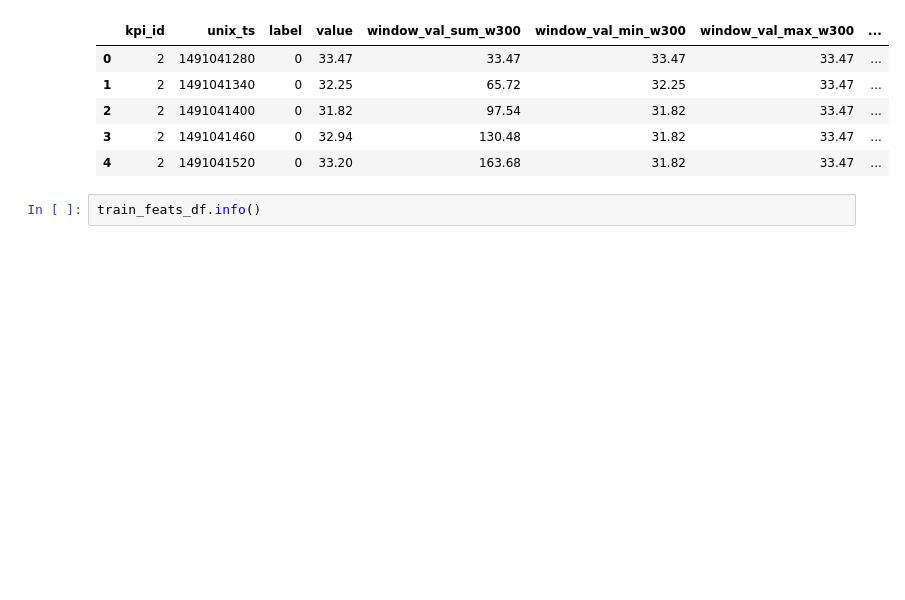
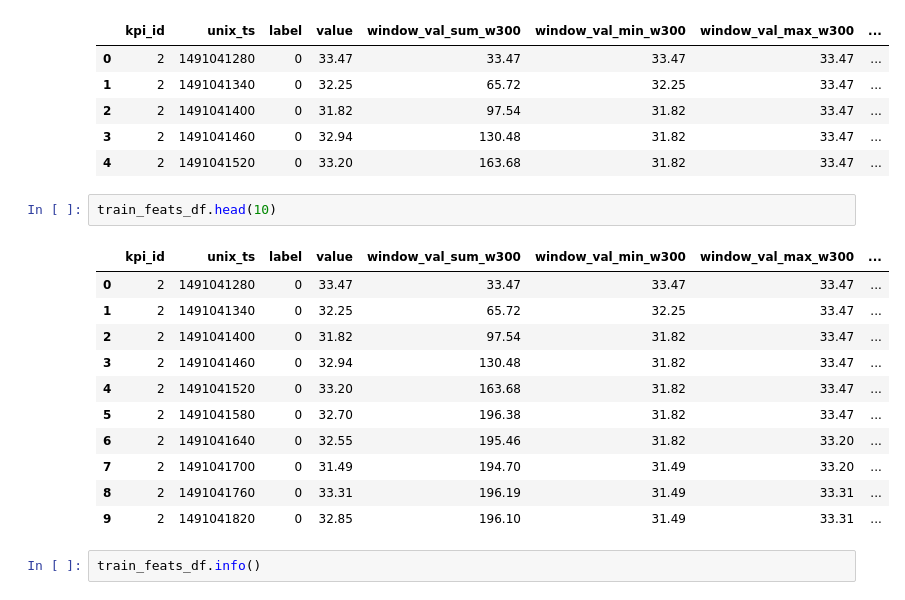
Before and after one commit to MichaelYin1994/netman-2018-kpi-anomaly-detection, a Jupyter notebook: src/explore_data.ipynb, the cells around one changed output. Drawn from its saved outputs; the diff is of its cells as text; blank space fills up the shorter version.

```diff
--- a/src/explore_data.ipynb
+++ b/src/explore_data.ipynb
@@ -46,6 +62,20 @@ train_feats_df.head(5)
 | 2 | 2 | 1491041400 | 0 | 31.82 | 97.54 | 31.82 | 33.47 | ... |
 | 3 | 2 | 1491041460 | 0 | 32.94 | 130.48 | 31.82 | 33.47 | ... |
 | 4 | 2 | 1491041520 | 0 | 33.20 | 163.68 | 31.82 | 33.47 | ... |
+# %%
+train_feats_df.head(10)
+# %% [output]
+|  | kpi_id | unix_ts | label | value | window_val_sum_w300 | window_val_min_w300 | window_val_max_w300 | ... |
+| 0 | 2 | 1491041280 | 0 | 33.47 | 33.47 | 33.47 | 33.47 | ... |
+| 1 | 2 | 1491041340 | 0 | 32.25 | 65.72 | 32.25 | 33.47 | ... |
+| 2 | 2 | 1491041400 | 0 | 31.82 | 97.54 | 31.82 | 33.47 | ... |
+| 3 | 2 | 1491041460 | 0 | 32.94 | 130.48 | 31.82 | 33.47 | ... |
+| 4 | 2 | 1491041520 | 0 | 33.20 | 163.68 | 31.82 | 33.47 | ... |
+| 5 | 2 | 1491041580 | 0 | 32.70 | 196.38 | 31.82 | 33.47 | ... |
+| 6 | 2 | 1491041640 | 0 | 32.55 | 195.46 | 31.82 | 33.20 | ... |
+| 7 | 2 | 1491041700 | 0 | 31.49 | 194.70 | 31.49 | 33.20 | ... |
+| 8 | 2 | 1491041760 | 0 | 33.31 | 196.19 | 31.49 | 33.31 | ... |
+| 9 | 2 | 1491041820 | 0 | 32.85 | 196.10 | 31.49 | 33.31 | ... |
 # %%
 train_feats_df.info()
 # %% [output]
```
Also changed, not shown: parts of 1 cell of this notebook, 23 other files.
